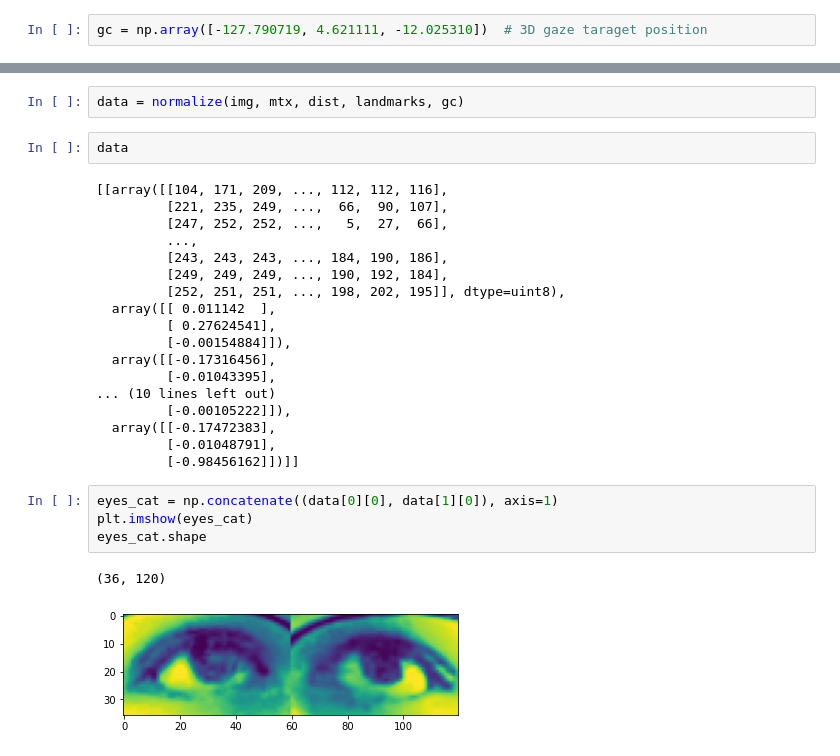
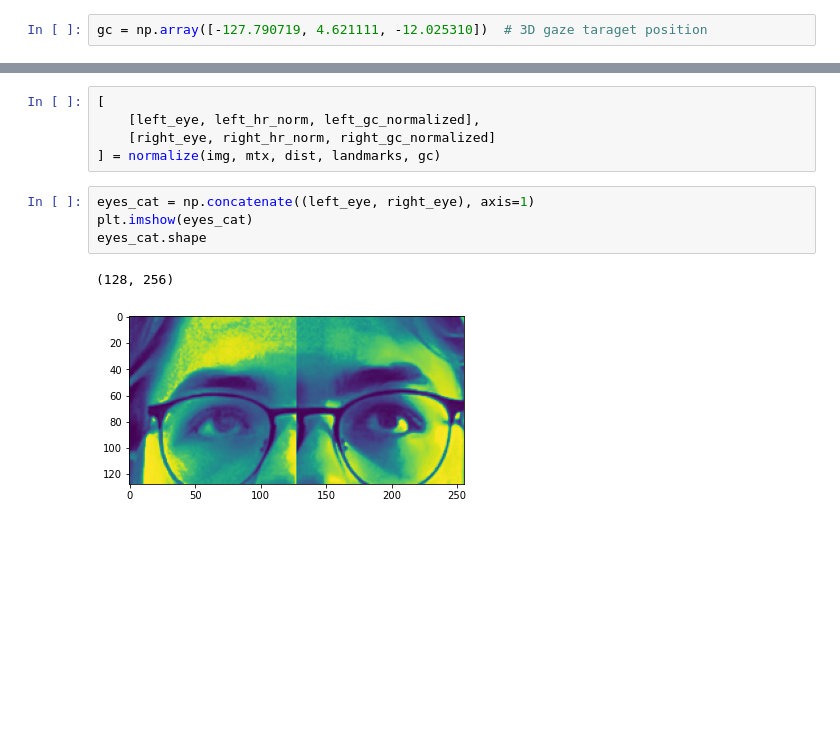
Before and after one commit to piotrostr/helping-the-parents, a Jupyter notebook: preprocess.ipynb, the cells around one changed output, grey strips where cells are left out. Cells and saved outputs as stored; diff of their text form; blank space fills up the shorter version.

```diff
--- a/preprocess.ipynb
+++ b/preprocess.ipynb
@@ -196,29 +76,12 @@ def normalize(img, mtx, dist, landmarks, gc):
-# %%
-data = normalize(img, mtx, dist, landmarks, gc)
 # %%
-data
+[
+    [left_eye, left_hr_norm, left_gc_normalized],
+    [right_eye, right_hr_norm, right_gc_normalized]
+] = normalize(img, mtx, dist, landmarks, gc)
-# %% [output]
-[[array([[104, 171, 209, ..., 112, 112, 116],
-         [221, 235, 249, ...,  66,  90, 107],
-         [247, 252, 252, ...,   5,  27,  66],
-         ...,
-         [243, 243, 243, ..., 184, 190, 186],
-         [249, 249, 249, ..., 190, 192, 184],
-         [252, 251, 251, ..., 198, 202, 195]], dtype=uint8),
-  array([[ 0.011142  ],
-         [ 0.27624541],
-         [-0.00154884]]),
-  array([[-0.17316456],
-         [-0.01043395],
-... (10 lines left out)
-         [-0.00105222]]),
-  array([[-0.17472383],
-         [-0.01048791],
-         [-0.98456162]])]]
 # %%
-eyes_cat = np.concatenate((data[0][0], data[1][0]), axis=1)
+eyes_cat = np.concatenate((left_eye, right_eye), axis=1)
 plt.imshow(eyes_cat)
 eyes_cat.shape
 # %% [output]
-(36, 120)
+(128, 256)
-[figure, old version]
+[figure, new version]
```
Also changed, not shown: parts of 15 cells of this notebook, 6 other files.
